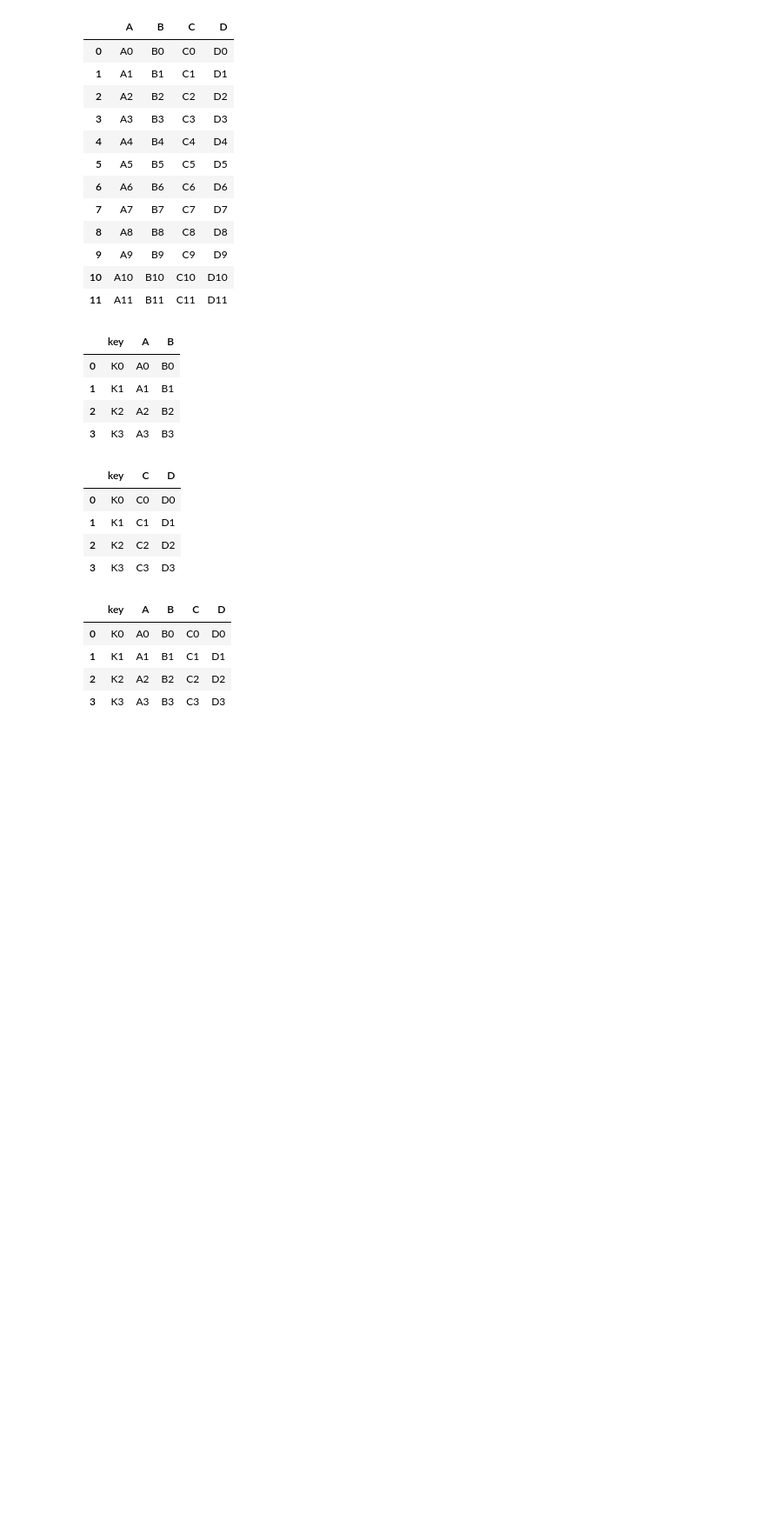
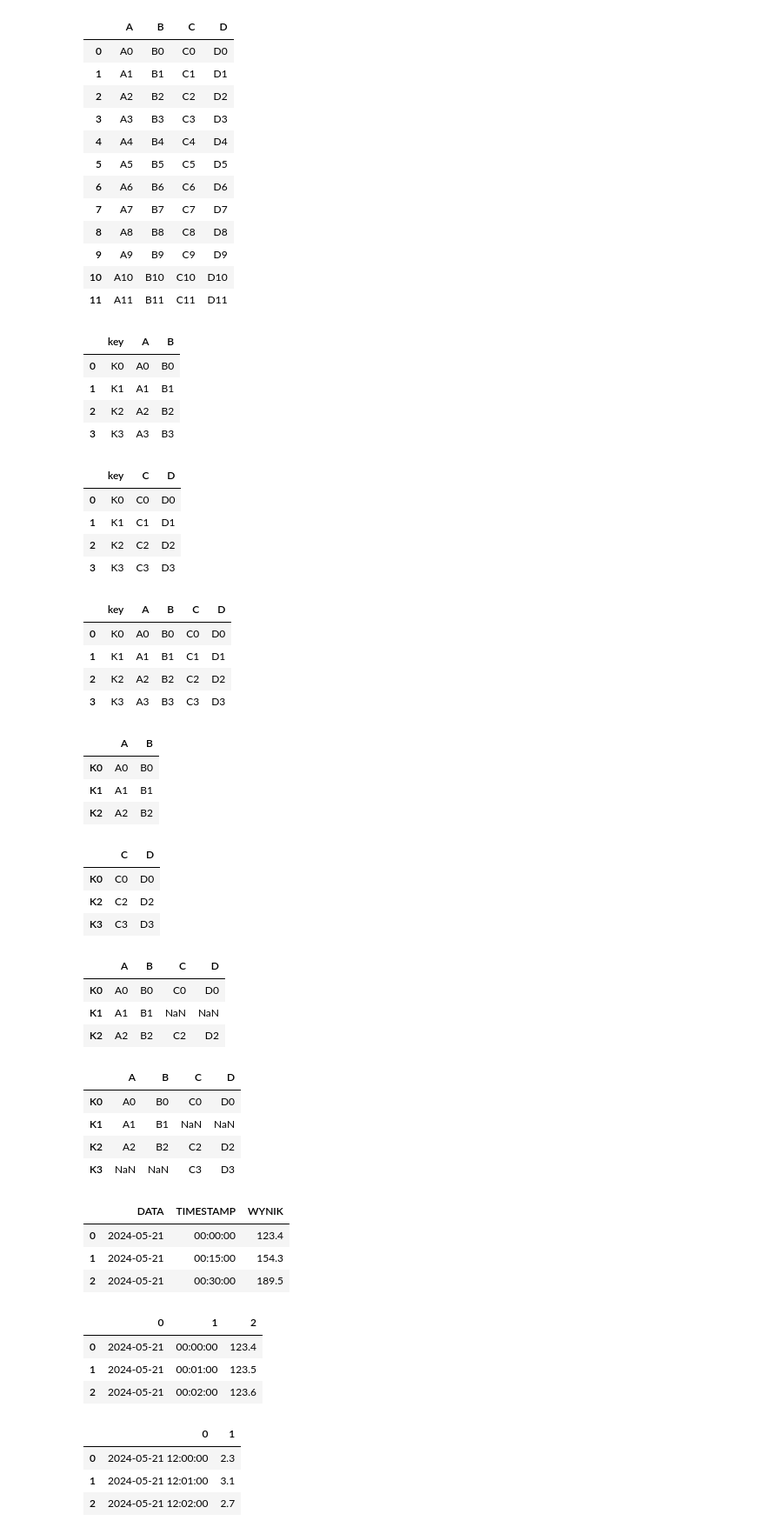
Before and after one commit to tomasz450/Analiza-danych-w-Python-2025-11-17-local, a Jupyter notebook: 3. Pandas/Pandas.ipynb, the cells around one changed output. Shown: that part at 87% size. Saved outputs shown, nothing was run; the diff lists cells and outputs as text; code cells hidden in the pictures; blank space fills up the shorter version.

```diff
--- a/3. Pandas/Pandas.ipynb
+++ b/3. Pandas/Pandas.ipynb
@@ -896,3 +896,40 @@ pd.merge(left,right,how='inner',on='key')
 | 1 | K1 | A1 | B1 | C1 | D1 |
 | 2 | K2 | A2 | B2 | C2 | D2 |
 | 3 | K3 | A3 | B3 | C3 | D3 |
+# %%
+left = pd.DataFrame({'A': ['A0', 'A1', 'A2'],
+                     'B': ['B0', 'B1', 'B2']},
+                      index=['K0', 'K1', 'K2'])
+
+right = pd.DataFrame({'C': ['C0', 'C2', 'C3'],
+                    'D': ['D0', 'D2', 'D3']},
+                      index=['K0', 'K2', 'K3'])
+# %%
+left
+# %% [output]
+|  | A | B |
+| K0 | A0 | B0 |
+| K1 | A1 | B1 |
+| K2 | A2 | B2 |
+# %%
+right
+# %% [output]
+|  | C | D |
+| K0 | C0 | D0 |
+| K2 | C2 | D2 |
+| K3 | C3 | D3 |
+# %%
+left.join(right)
+# %% [output]
+|  | A | B | C | D |
+| K0 | A0 | B0 | C0 | D0 |
+| K1 | A1 | B1 | NaN | NaN |
+| K2 | A2 | B2 | C2 | D2 |
+# %%
+left.join(right, how='outer')
+# %% [output]
+|  | A | B | C | D |
+| K0 | A0 | B0 | C0 | D0 |
+| K1 | A1 | B1 | NaN | NaN |
+| K2 | A2 | B2 | C2 | D2 |
+| K3 | NaN | NaN | C3 | D3 |
@@ -898,0 +938,25 @@ pd.merge(left,right,how='inner',on='key')
+# %%
+df = pd.read_excel('data.xlsx', header=None)
+df.columns = ['DATA', 'TIMESTAMP', 'WYNIK']
+df
+# %% [output]
+|  | DATA | TIMESTAMP | WYNIK |
+| 0 | 2024-05-21 | 00:00:00 | 123.4 |
+| 1 | 2024-05-21 | 00:15:00 | 154.3 |
+| 2 | 2024-05-21 | 00:30:00 | 189.5 |
+# %%
+df = pd.read_csv('data.csv', header=None)
+df
+# %% [output]
+|  | 0 | 1 | 2 |
+| 0 | 2024-05-21 | 00:00:00 | 123.4 |
+| 1 | 2024-05-21 | 00:01:00 | 123.5 |
+| 2 | 2024-05-21 | 00:02:00 | 123.6 |
+# %%
+df = pd.read_table('data.txt', header=None, delimiter=',')
+df
+# %% [output]
+|  | 0 | 1 |
+| 0 | 2024-05-21 12:00:00 | 2.3 |
+| 1 | 2024-05-21 12:01:00 | 3.1 |
+| 2 | 2024-05-21 12:02:00 | 2.7 |
```
Also changed, not shown: parts of 3 cells of this notebook.
